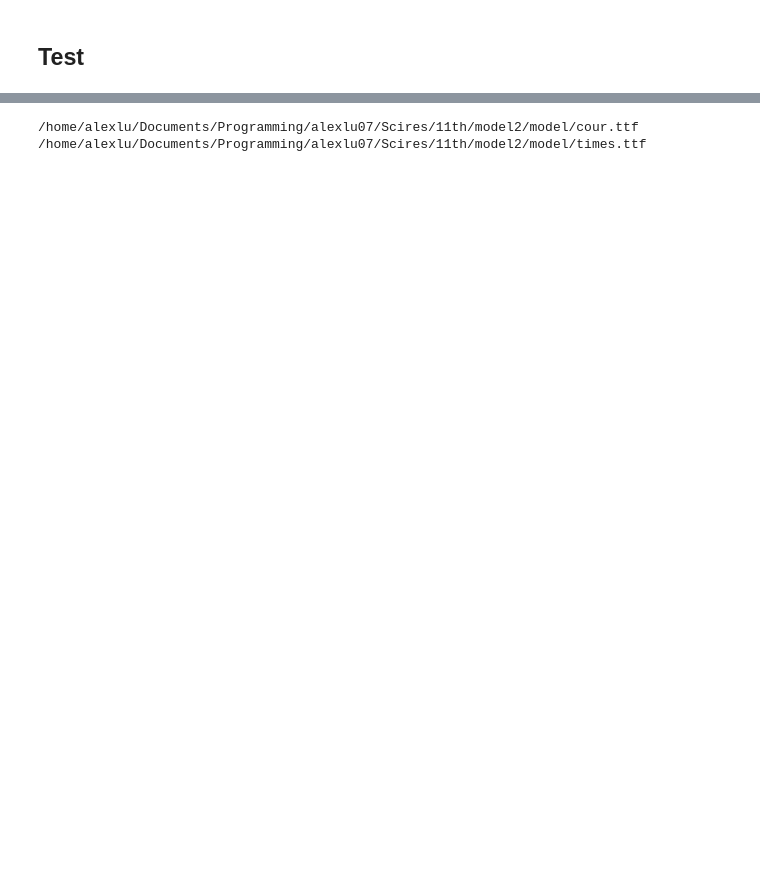
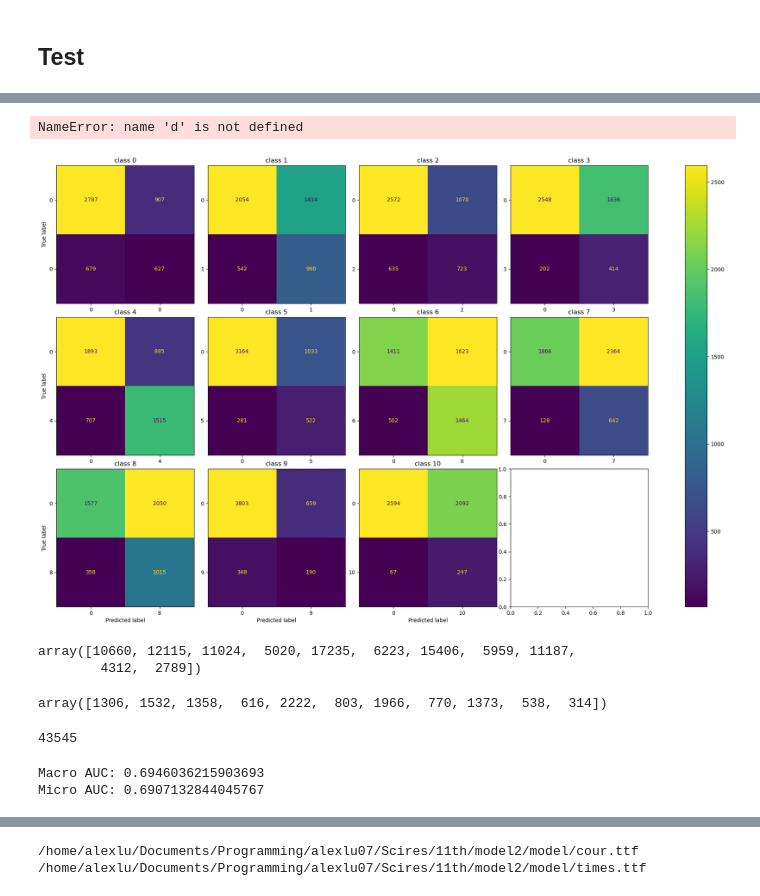
Before and after one commit to alexlu07/Context-Is-All-You-Need, a Jupyter notebook: model2/model/finetune.ipynb, the cells around one changed output, grey strips where cells are left out. Cells and saved outputs as stored; diff of their text form; code cells hidden in the pictures; blank space fills up the shorter version.

```diff
--- a/model2/model/finetune.ipynb
+++ b/model2/model/finetune.ipynb
@@ -93,16 +116,0 @@ Grabbing data...
-# %%
-m = 0
-c = 0
-tc = 0
-for i in train_loader.dataset:
-    tc += 1
-    ma = i[0]['attention_mask'].sum()
-    if ma > 1:
-        # print(i[0]['input_ids'])
-        print(ma)
-        if ma > m: m = ma
-        c += 1
-
-print(m)
-print(c)
-print(tc)
@@ -198,3 +175,3 @@ The number of batches:  121
 # %%
-preds, model = test(hyperparams, "2023-11-26-19:58:26_checkpoint.pt", loader=test_loader)
+preds, model = test(hyperparams, "2023-12-27-13:11:04_checkpoint.pt", loader=test_loader)
 # %% [output]
@@ -205,0 +188,49 @@ RMSE-Macro: 0.1314 RMSE-Micro: 0.1073 MSE-Micro: 0.0173 Time: 00:25
+# %%
+d.to_csv("abc.csv")
+# %% [output]
+NameError: name 'd' is not defined
+# %%
+preds["y_pred"] = (preds["logits"] > -1)
+# %%
+from sklearn.metrics import multilabel_confusion_matrix, ConfusionMatrixDisplay, confusion_matrix
+import matplotlib.pyplot as plt
+multilabel_confusion_matrix(preds["y_true"], preds["y_pred"])
+
+f, axes = plt.subplots(3, 4, figsize=(25, 15))
+axes = axes.ravel()
+for i in range(11):
+    disp = ConfusionMatrixDisplay(confusion_matrix(preds["y_true"][:, i],
+                                                   preds["y_pred"][:, i]),
+                                  display_labels=[0, i])
+    disp.plot(ax=axes[i], values_format='.4g')
+    disp.ax_.set_title(f'class {i}')
+    if i<8:
+        disp.ax_.set_xlabel('')
+    if i%4!=0:
+        disp.ax_.set_ylabel('')
+    disp.im_.colorbar.remove()
+
+plt.subplots_adjust(wspace=0.10, hspace=0.1)
+f.colorbar(disp.im_, ax=axes)
+plt.show()
+# %% [output]
+[figure, added]
+# %%
+loaders[0].dataset.labels.sum(0)
+# %% [output]
+array([10660, 12115, 11024,  5020, 17235,  6223, 15406,  5959, 11187,
+        4312,  2789])
+# %%
+test_loader.dataset.labels.sum(0)
+# %% [output]
+array([1306, 1532, 1358,  616, 2222,  803, 1966,  770, 1373,  538,  314])
+# %%
+len(loaders[0].dataset)
+# %% [output]
+43545
+# %%
+print("Macro AUC:", roc_auc_score(preds["y_true"], preds["logits"], average="macro"))
+print("Micro AUC:", roc_auc_score(preds["y_true"], preds["logits"], average="micro"))
+# %% [output]
+Macro AUC: 0.6946036215903693
+Micro AUC: 0.6907132844045767
```
Also changed, not shown: parts of 31 cells of this notebook, 14 other files.
